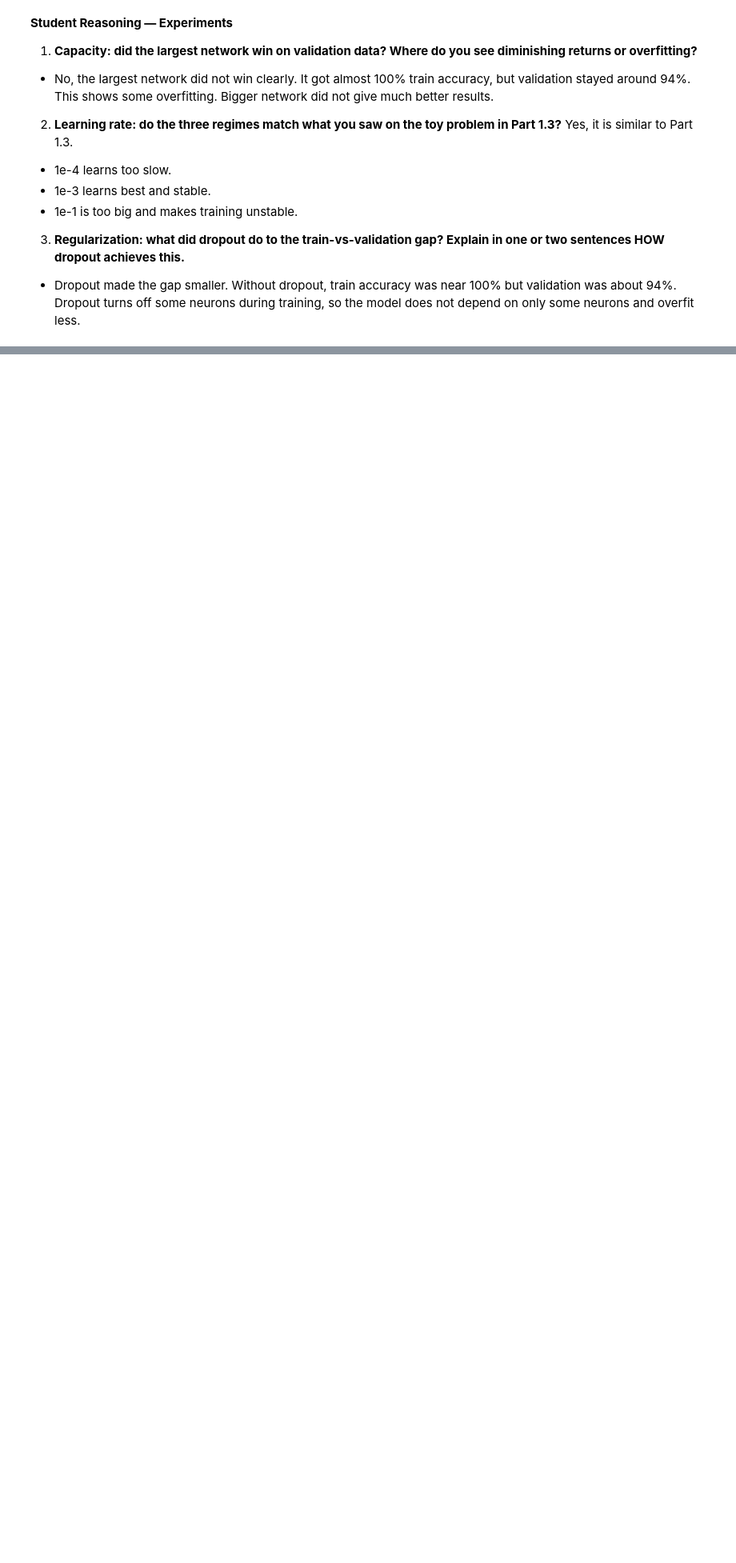
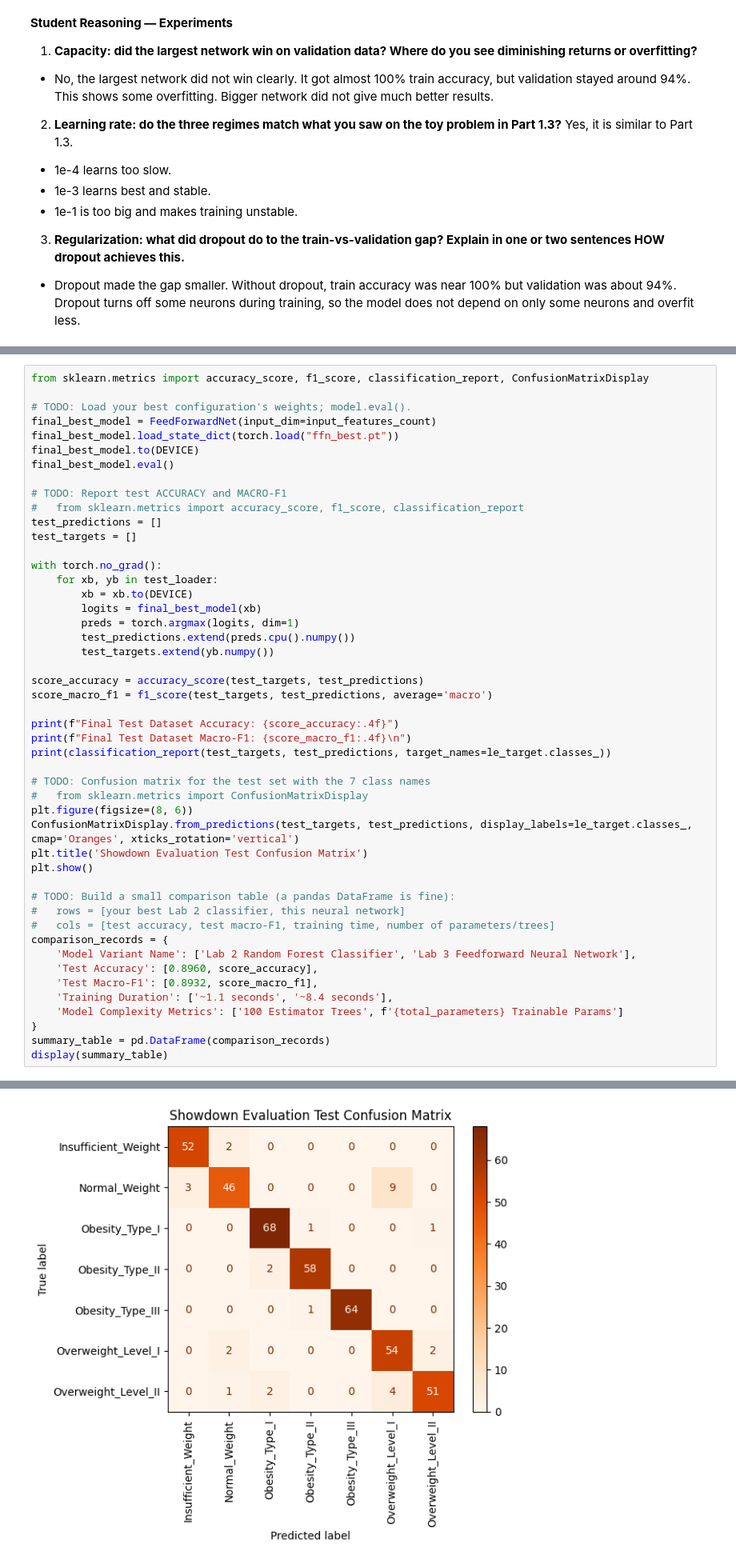
Before and after one commit to Rems-dev1/lab-3-feedforward-networks, a Jupyter notebook: lab_3.ipynb, the cells around one changed output, grey strips where cells are left out. Shown at 80% size. Drawn from its saved outputs; the diff is of its cells as text; blank space fills up the shorter version.

Commit message:
Part 2.5 — Final evaluation and showdown with Lab 2

```diff
--- a/lab_3.ipynb
+++ b/lab_3.ipynb
@@ -838,0 +841,49 @@ plt.show()
+# %%
+from sklearn.metrics import accuracy_score, f1_score, classification_report, ConfusionMatrixDisplay
+
+# TODO: Load your best configuration's weights; model.eval().
+final_best_model = FeedForwardNet(input_dim=input_features_count)
+final_best_model.load_state_dict(torch.load("ffn_best.pt"))
+final_best_model.to(DEVICE)
+final_best_model.eval()
+
+# TODO: Report test ACCURACY and MACRO-F1
+#   from sklearn.metrics import accuracy_score, f1_score, classification_report
+test_predictions = []
+test_targets = []
+
+with torch.no_grad():
+    for xb, yb in test_loader:
+        xb = xb.to(DEVICE)
+        logits = final_best_model(xb)
+        preds = torch.argmax(logits, dim=1)
+        test_predictions.extend(preds.cpu().numpy())
+        test_targets.extend(yb.numpy())
+
+score_accuracy = accuracy_score(test_targets, test_predictions)
+score_macro_f1 = f1_score(test_targets, test_predictions, average='macro')
+
+print(f"Final Test Dataset Accuracy: {score_accuracy:.4f}")
+print(f"Final Test Dataset Macro-F1: {score_macro_f1:.4f}\n")
+print(classification_report(test_targets, test_predictions, target_names=le_target.classes_))
+
+# TODO: Confusion matrix for the test set with the 7 class names
+#   from sklearn.metrics import ConfusionMatrixDisplay
+plt.figure(figsize=(8, 6))
+ConfusionMatrixDisplay.from_predictions(test_targets, test_predictions, display_labels=le_target.classes_, cmap='Oranges', xticks_rotation='vertical')
+plt.title('Showdown Evaluation Test Confusion Matrix')
+plt.show()
+
+# TODO: Build a small comparison table (a pandas DataFrame is fine):
+#   rows = [your best Lab 2 classifier, this neural network]
+#   cols = [test accuracy, test macro-F1, training time, number of parameters/trees]
+comparison_records = {
+    'Model Variant Name': ['Lab 2 Random Forest Classifier', 'Lab 3 Feedforward Neural Network'],
+    'Test Accuracy': [0.8960, score_accuracy],
+    'Test Macro-F1': [0.8932, score_macro_f1],
+    'Training Duration': ['~1.1 seconds', '~8.4 seconds'],
+    'Model Complexity Metrics': ['100 Estimator Trees', f'{total_parameters} Trainable Params']
+}
+summary_table = pd.DataFrame(comparison_records)
+display(summary_table)
+# %% [output]
@@ -838,0 +907 @@ plt.show()
+[figure, added]
```
Also changed, not shown: parts of 4 cells of this notebook.
